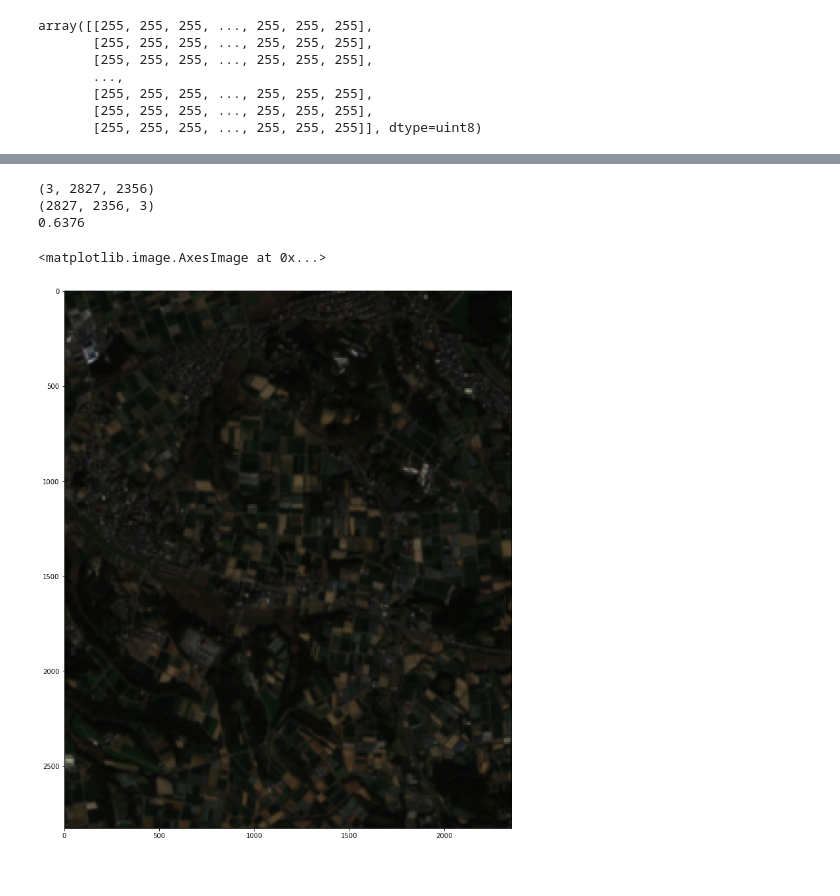
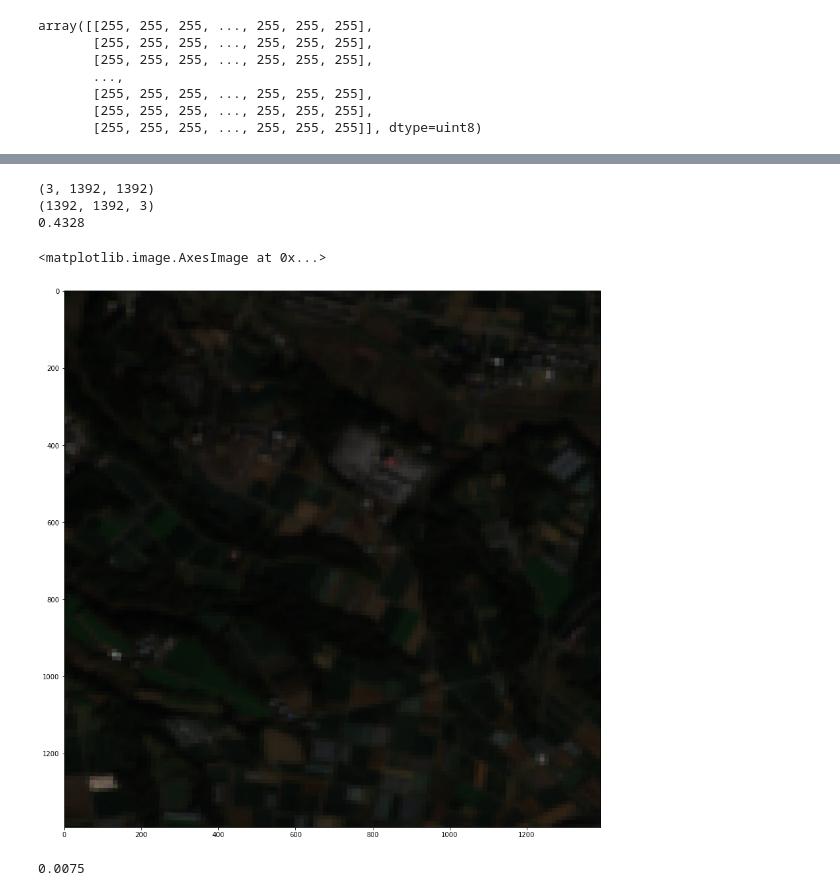
Before and after one commit to toluwajosh/plot_on_maps, a Jupyter notebook: read_tiff.ipynb, the cells around one changed output, grey strips where cells are left out. Saved outputs shown, nothing was run; the diff lists cells and outputs as text; code cells hidden in the pictures.

```diff
--- a/read_tiff.ipynb
+++ b/read_tiff.ipynb
@@ -66,17 +157,21 @@ import matplotlib.pyplot as plt
 # %%
 from osgeo import gdal
 import numpy as np
-ds = gdal.Open('toyohashi_export_full_scale.tif').ReadAsArray()
+ds = gdal.Open('toyohashi_export_full_scale_smaller.tif').ReadAsArray()
 print(ds.shape)
 # image = np.concatenate([ds[4:5], ds[3:4], ds[2:3]], 0)
 image = np.transpose(ds, (1,2,0))
 print(image.shape)
 print(image.max())
 fig, ax = plt.subplots(figsize=(15, 15))
 ax.imshow(image)
 # %% [output]
-(3, 2827, 2356)
-(2827, 2356, 3)
-0.6376
+(3, 1392, 1392)
+(1392, 1392, 3)
+0.4328
 <matplotlib.image.AxesImage at 0x...>
-[figure, old version]
+[figure, new version]
+# %%
+image.min()
+# %% [output]
+0.0075
```
Also changed, not shown: parts of 17 cells of this notebook, 1 other file.
